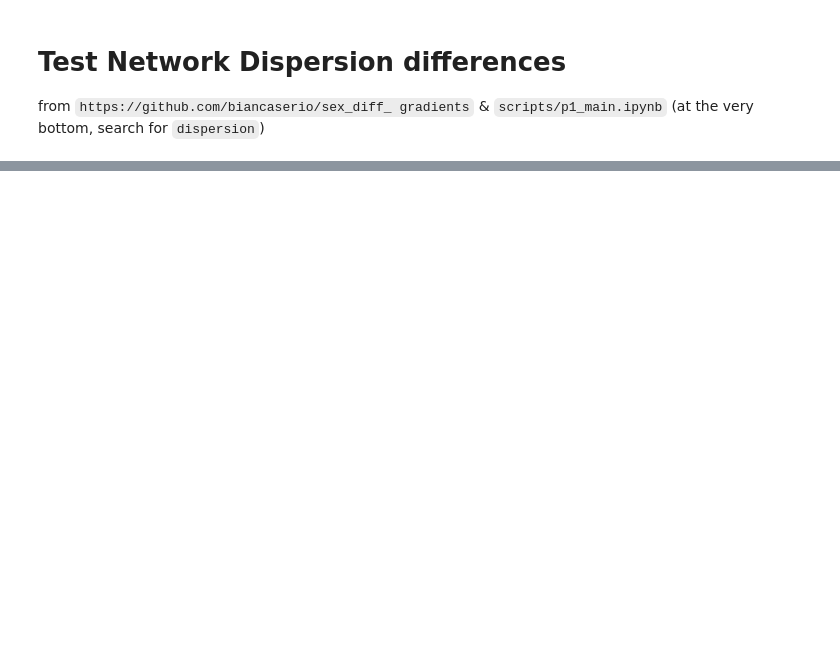
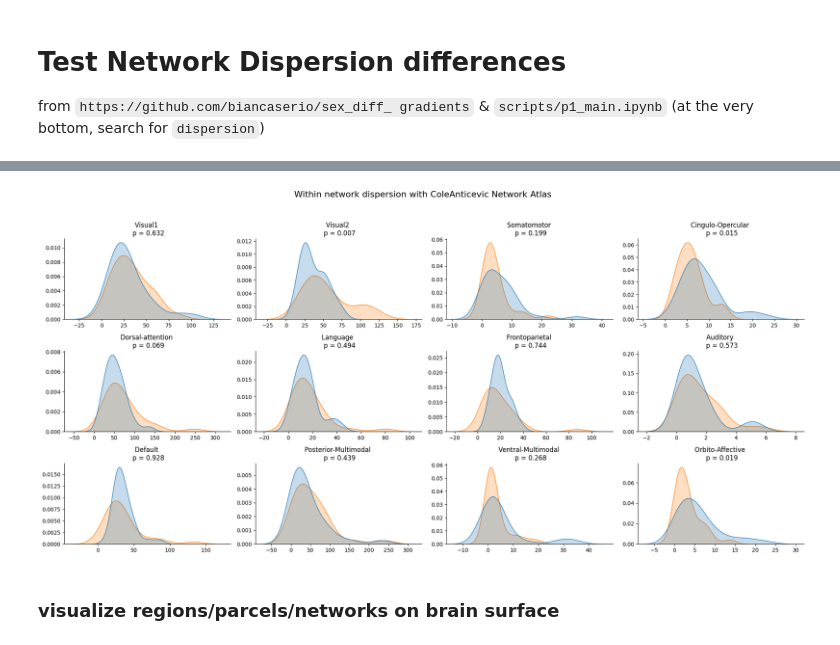
Before and after one commit to mrenke/numrisk, a Jupyter notebook: numrisk/fmri_analysis/gradients/networkDispersion_01.ipynb, the cells around one changed output, grey strips where cells are left out. Saved outputs shown, nothing was run; the diff lists cells and outputs as text; code cells hidden in the pictures; blank space fills up the shorter version.

Commit message:
netDispersion v02

```diff
--- a/numrisk/fmri_analysis/gradients/networkDispersion_01.ipynb
+++ b/numrisk/fmri_analysis/gradients/networkDispersion_01.ipynb
@@ -332,0 +79,6 @@ array([3, 5, 3, ..., 9, 9, 9], dtype=int32)
+# %%
+datadir = '/mnt_03/diverse_neuralData/atlases_parcellations/ColeAnticevicNetPartition'
+glasser_CAatlas_mapping = pd.read_csv(op.join(datadir,'cortex_parcel_network_assignments.txt'),header=None)
+glasser_CAatlas_mapping.index.name = 'glasser_parcel'
+glasser_CAatlas_mapping = glasser_CAatlas_mapping.rename({0:'ca_network'},axis=1)
+glasser_CAatlas_mapping.head() # 360 rows × 1 columns
@@ -332,0 +93,7 @@ array([3, 5, 3, ..., 9, 9, 9], dtype=int32)
+# %%
+# Names
+glasser_parcel_names = pd.read_csv('/mnt_03/diverse_neuralData/atlases_parcellations/Glasser.csv',header=None,index_col=0,names=['names'])
+glasser_parcel_names.index.name = 'label'
+
+CAatlas_names = pd.read_csv(op.join(datadir,'network_label-names.csv'),index_col=0)
+#CAatlas_names.head()
@@ -332,0 +193,4 @@ array([3, 5, 3, ..., 9, 9, 9], dtype=int32)
+# %%
+df = pd.DataFrame(np.array(WN_dispersion.T), index=sub_array, columns = [f"net_{i+1}" for i in range(N_nets)])
+df.index.name = 'subject'
+df = df.join(group_list).set_index('group',append=True)
@@ -332,0 +207,36 @@ array([3, 5, 3, ..., 9, 9, 9], dtype=int32)
+# %%
+import matplotlib.pyplot as plt
+import seaborn as sns
+from scipy.stats import ttest_ind
+
+
+tmp = df.loc[df.mean(axis=1) < 150].reset_index() # remove outlier subjects (weird gradient loading scale due to >1 connected components)
+#tmp = df.reset_index()
+
+n_cols = 4  # Number of columns in the subplot grid
+n_rows = (N_nets + n_cols - 1) // n_cols  # Calculate rows needed for N_nets subplots
+
+fig, axes = plt.subplots(n_rows, n_cols, figsize=(20, 10)) # , sharex=True, sharey=True
+fig.suptitle(f'Within network dispersion with {network_atlas} Network Atlas', fontsize=16)
+
+for i in range(N_nets):
+    ax = axes[i // n_cols, i % n_cols]  # Calculate position in grid
+    net_name= network_names.set_index('Label Number').loc[(i+ 1)].item()
+
+    data_net = tmp[f'net_{i + 1}']
+    _, p_value = ttest_ind(data_net[tmp['group'] == 0], data_net[tmp['group'] == 1], equal_var=False)  # Welch's t-test
+
+    sns.kdeplot(data=tmp, x=f'net_{i + 1}', hue='group', ax=ax, fill=True,legend=False)
+    ax.set_title(f'{net_name} \n p = {p_value:.3f}')
+    ax.set_xlabel('')
+    ax.set_ylabel('')
+    #ax.set_xlim(-10,100)
+    #ax.set_ylim(0,0.05)
+
+sns.despine()
+plt.tight_layout(rect=[0, 0.03, 1, 0.95])  # Leave space for the suptitle
+plt.show()
+# %% [output]
+[figure, added]
+# %% [markdown]
+### visualize regions/parcels/networks on brain surface
```
Also changed, not shown: parts of 49 cells of this notebook.
